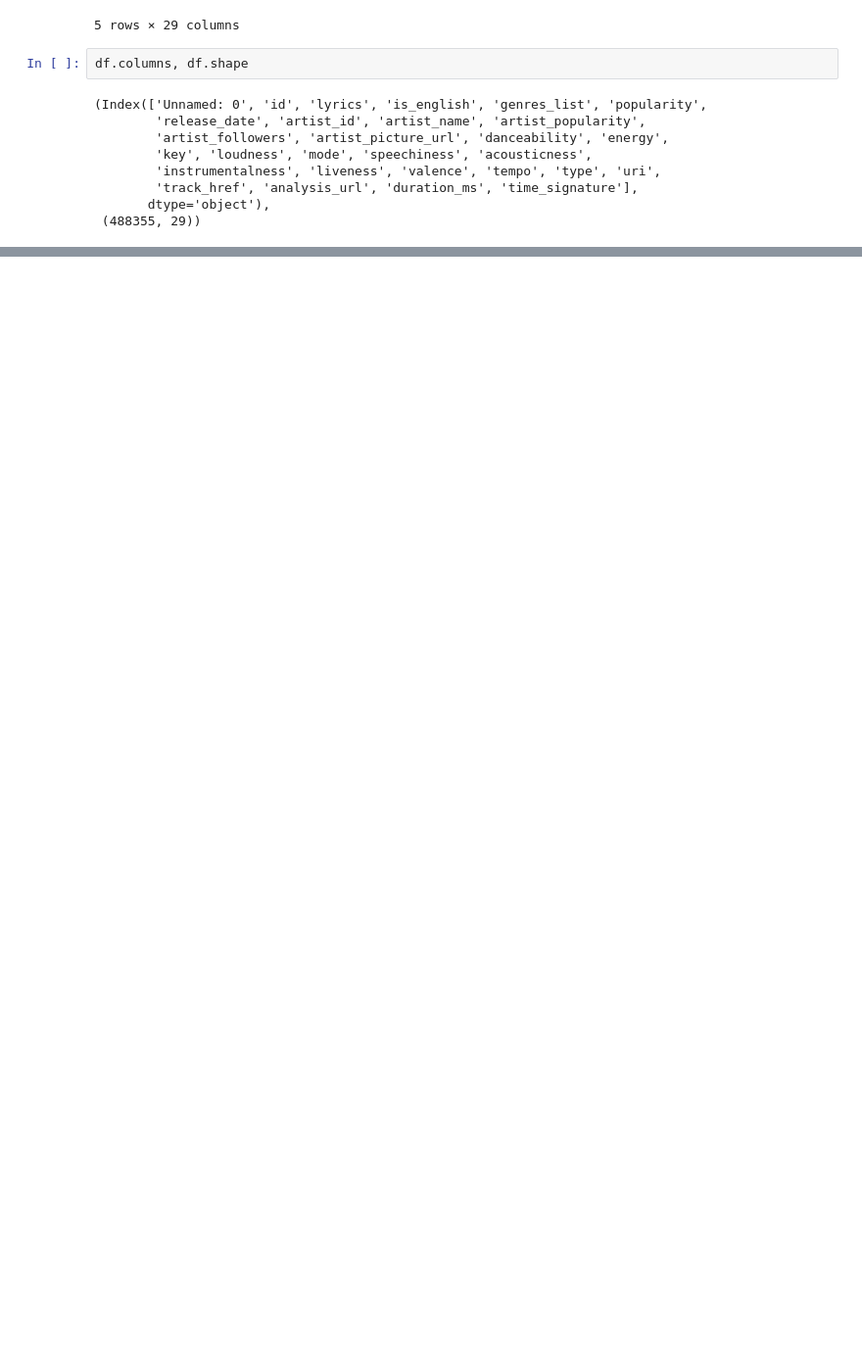
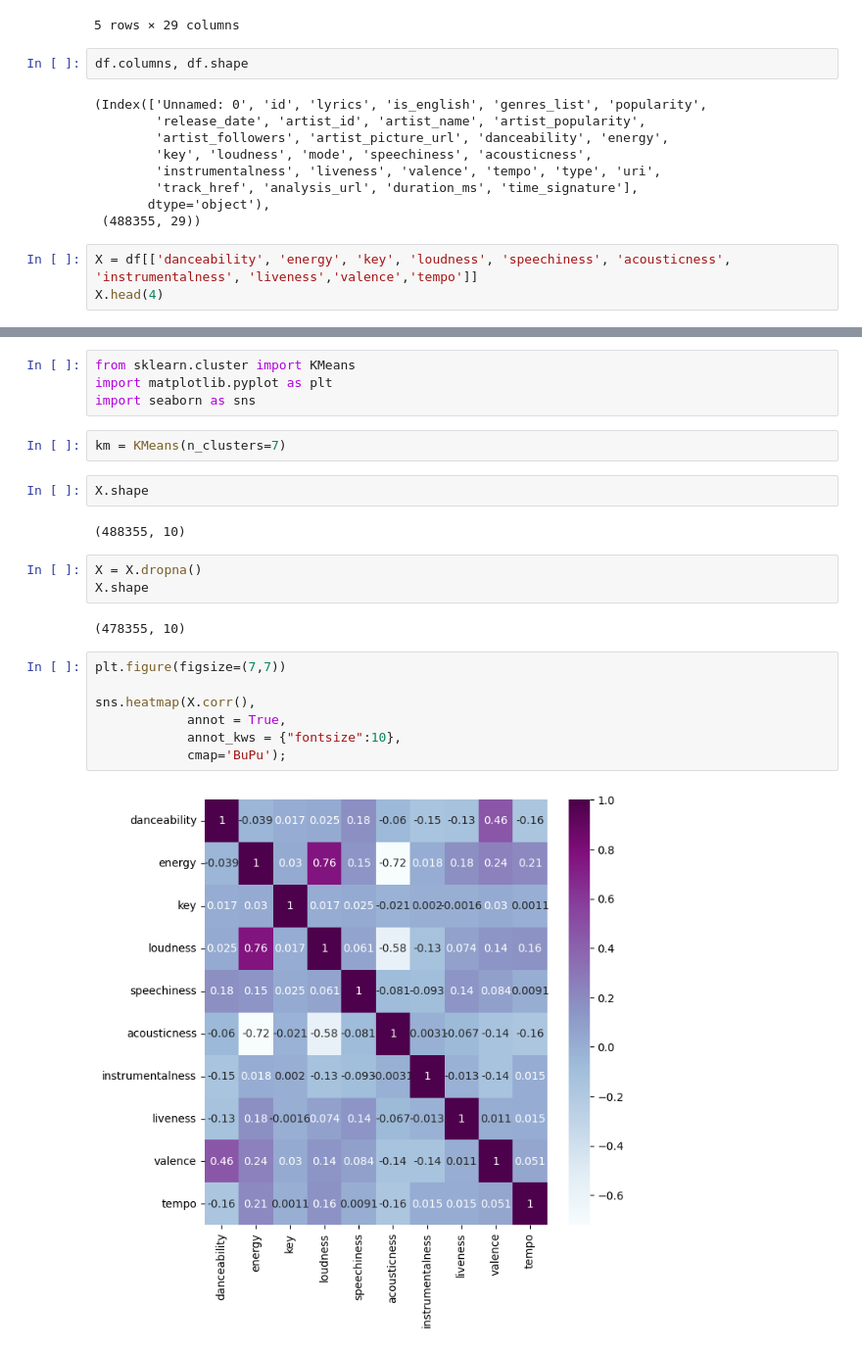
Before and after one commit to jettzlgh/moodify, a Jupyter notebook: notebooks/audio_features_knn.ipynb, the cells around one changed output, grey strips where cells are left out. Shown at 98% size. Cells and saved outputs as stored; diff of their text form; blank space fills up the shorter version.

```diff
--- a/notebooks/audio_features_knn.ipynb
+++ b/notebooks/audio_features_knn.ipynb
@@ -27,3 +28,6 @@ df.columns, df.shape
         'track_href', 'analysis_url', 'duration_ms', 'time_signature'],
        dtype='object'),
  (488355, 29))
+# %%
+X = df[['danceability', 'energy', 'key', 'loudness', 'speechiness', 'acousticness', 'instrumentalness', 'liveness','valence','tempo']]
+X.head(4)
@@ -29,0 +40,24 @@ df.columns, df.shape
+# %%
+from sklearn.cluster import KMeans
+import matplotlib.pyplot as plt
+import seaborn as sns
+# %%
+km = KMeans(n_clusters=7)
+# %%
+X.shape
+# %% [output]
+(488355, 10)
+# %%
+X = X.dropna()
+X.shape
+# %% [output]
+(478355, 10)
+# %%
+plt.figure(figsize=(7,7))
+
+sns.heatmap(X.corr(),
+            annot = True,
+            annot_kws = {"fontsize":10},
+            cmap='BuPu');
+# %% [output]
+[figure, added]
```
Also changed, not shown: parts of 5 cells of this notebook, 4 other files.
